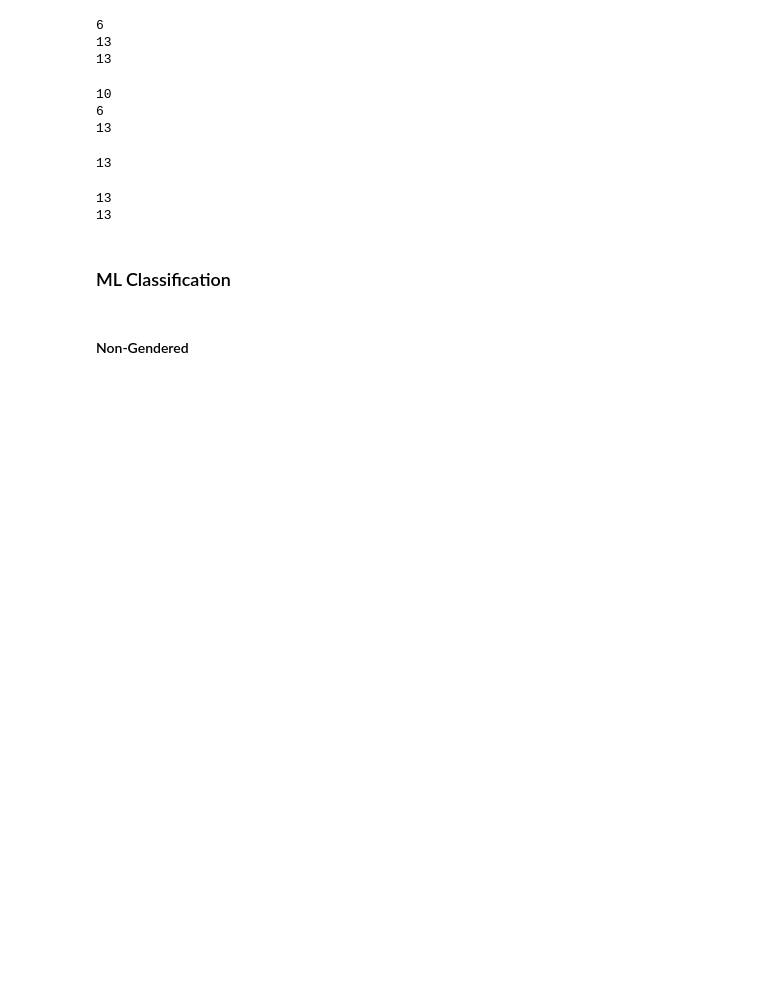
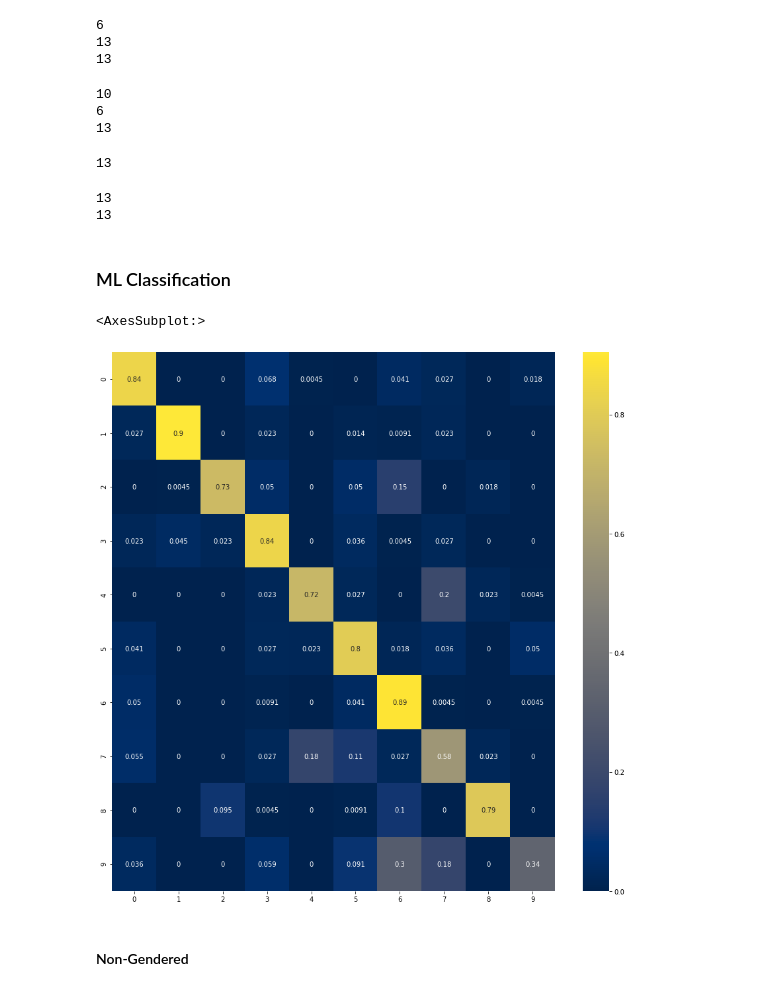
Before and after one commit to luispereda555/recognizing-spoken-digits, a Jupyter notebook: Recognizing Spoken Digits.ipynb, the cells around one changed output. Saved outputs shown, nothing was run; the diff lists cells and outputs as text; code cells hidden in the pictures; blank space fills up the shorter version.

```diff
--- a/Recognizing Spoken Digits.ipynb
+++ b/Recognizing Spoken Digits.ipynb
@@ -284,6 +337,7 @@ def findSphericalCov(data):
 sphere_covariances = findSphericalCov(df_arr)
 sphere_covariances_men = findSphericalCov(df_arr_men)
 sphere_covariances_women = findSphericalCov(df_arr_women)
+sphere_covariances_subset = findSphericalCov(df_arr_subset)
 # %%
 print(len(sphere_covariances[0][0]))
 # %% [output]
@@ -330,6 +385,7 @@ def findWeights(data):
 digit_weights = findWeights(df_arr)
 digit_weights_men = findWeights(df_arr_men)
 digit_weights_women = findWeights(df_arr_women)
+digit_weights_subset = findWeights(df_arr_subset)
 # %%
 def setFullCovModel(centers, covs, weights):
     arr = []
@@ -396,6 +455,7 @@ def setSphericalCovModel(centers, covs, weights):
 KMeans_GMM_spherical_cov = setSphericalCovModel(kmeans_centers, sphere_covariances, digit_weights)
 KMeans_GMM_spherical_cov_men = setSphericalCovModel(kmeans_centers_men, sphere_covariances_men, digit_weights_men)
 KMeans_GMM_spherical_cov_women = setSphericalCovModel(kmeans_centers_women, sphere_covariances_women, digit_weights_women)
+KMeans_GMM_spherical_cov_subset = setSphericalCovModel(kmeans_centers_subset, sphere_covariances_subset, digit_weights_subset)
 # %% [markdown]
 ### ML Classification
 # %%
@@ -446,0 +524,20 @@ def findAccuracyGendered(covs_men, covs_women):
+# %%
+def findConfusionMatrix(model, blocksForTest):
+    true_values = []
+    predicted_values = []
+
+    for i in range(2200):
+        true_values.append(i // 220)
+
+    for i in range(10):
+        for block in blocksForTest[i]:
+            maxScore = model[0].score(block)
+            maxIndex = 0
+            for digit in range(10):
+                score = model[digit].score(block)
+                if(score > maxScore):
+                    maxScore = score
+                    maxIndex = digit
+            predicted_values.append(maxIndex)
+    cmat = confusion_matrix(true_values, predicted_values, normalize='true')
+    return cmat
@@ -447,3 +577,10 @@ def findAccuracyGendered(covs_men, covs_women):
+# %%
+cmap = findConfusionMatrix(KMeans_GMM_spherical_cov_subset, test_blocks_subset)
+plt.figure(figsize=[15,15])
+sns.heatmap(cmap, annot=True, cmap = 'cividis')
+# %% [output]
+<AxesSubplot:>
+[figure, added]
 # %% [markdown]
 #### Non-Gendered
 # %%
```
Also changed, not shown: parts of 44 cells of this notebook, 3 other files.
